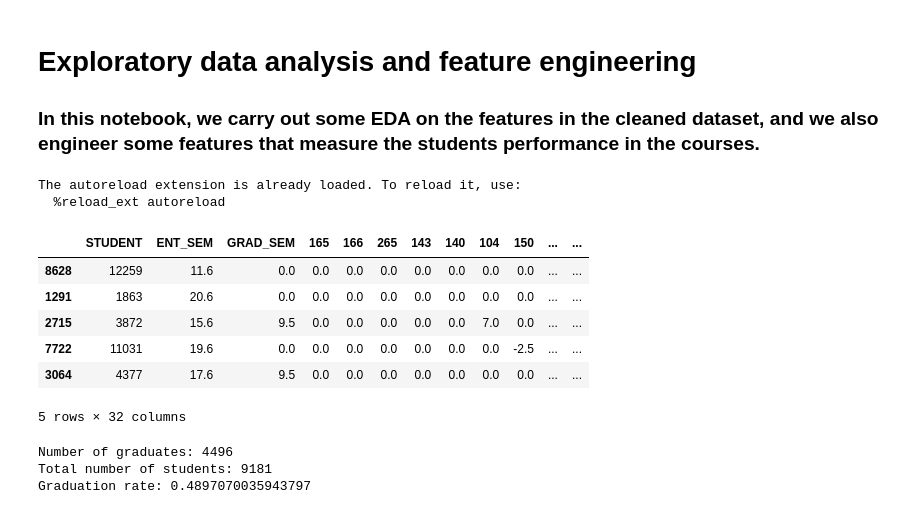
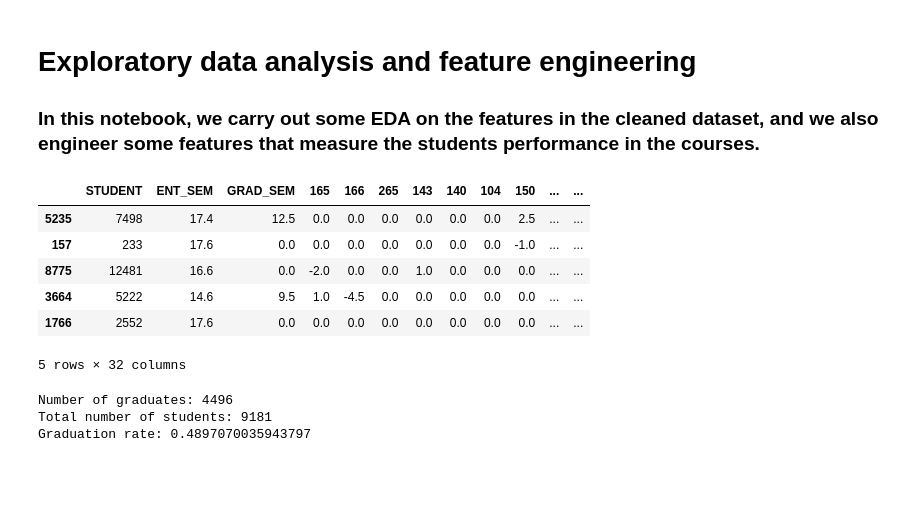
Before and after one commit to BishopsLemma/Fall-2024-Student-Success-Prediction, a Jupyter notebook: EDA and feature engineering/EDA_feature_engineering.ipynb, the cells around one changed output. Cells and saved outputs as stored; diff of their text form; code cells hidden in the pictures; blank space fills up the shorter version.

```diff
--- a/EDA and feature engineering/EDA_feature_engineering.ipynb
+++ b/EDA and feature engineering/EDA_feature_engineering.ipynb
@@ -7,46 +7,44 @@ import pandas as pd
 import numpy as np
 import json
 
 #import packages for data visualization
 import matplotlib.pyplot as plt
 import seaborn as sns
 
 #import plotter for customized plotting functions
 import plotter
 
 # Automatically reload all modules
 %load_ext autoreload
 %autoreload 2
 
 # Set the color palette
 palette = {0: 'indianred', 1: 'steelblue'}
 
 #load the dictionaries
-with open ('../Data/crse_dict.json') as f:
+with open ('../Data/Dictionaries/crse_dict.json') as f:
     crse_dict = json.load(f)
-with open ('../Data/math_dict.json') as f:
+with open ('../Data/Dictionaries/math_dict.json') as f:
     math_dict = json.load(f)
-with open ('../Data/gen_dict.json') as f:
+with open ('../Data/Dictionaries/gen_dict.json') as f:
     gen_dict = json.load(f)
 
 #make the course lists
 courses = list(crse_dict.keys())
 math_courses = list(math_dict.keys())
 gen_courses = list(gen_dict.keys())
 
 #load the cleaned dataset
-df = pd.read_csv('../Data/dataset_cleaned_11_30.csv')
+df = pd.read_csv('../Data/Datasets/dataset_cleaned.csv')
 df.sample(5)
 # %% [output]
+|  | STUDENT | ENT_SEM | GRAD_SEM | 165 | 166 | 265 | 143 | 140 | 104 | 150 | ... | ... |
+| 5235 | 7498 | 17.4 | 12.5 | 0.0 | 0.0 | 0.0 | 0.0 | 0.0 | 0.0 | 2.5 | ... | ... |
+| 157 | 233 | 17.6 | 0.0 | 0.0 | 0.0 | 0.0 | 0.0 | 0.0 | 0.0 | -1.0 | ... | ... |
+| 8775 | 12481 | 16.6 | 0.0 | -2.0 | 0.0 | 0.0 | 1.0 | 0.0 | 0.0 | 0.0 | ... | ... |
+| 3664 | 5222 | 14.6 | 9.5 | 1.0 | -4.5 | 0.0 | 0.0 | 0.0 | 0.0 | 0.0 | ... | ... |
+| 1766 | 2552 | 17.6 | 0.0 | 0.0 | 0.0 | 0.0 | 0.0 | 0.0 | 0.0 | 0.0 | ... | ... |
-The autoreload extension is already loaded. To reload it, use:
-  %reload_ext autoreload
+5 rows × 32 columns
-|  | STUDENT | ENT_SEM | GRAD_SEM | 165 | 166 | 265 | 143 | 140 | 104 | 150 | ... | ... |
-| 8628 | 12259 | 11.6 | 0.0 | 0.0 | 0.0 | 0.0 | 0.0 | 0.0 | 0.0 | 0.0 | ... | ... |
-| 1291 | 1863 | 20.6 | 0.0 | 0.0 | 0.0 | 0.0 | 0.0 | 0.0 | 0.0 | 0.0 | ... | ... |
-| 2715 | 3872 | 15.6 | 9.5 | 0.0 | 0.0 | 0.0 | 0.0 | 0.0 | 7.0 | 0.0 | ... | ... |
-| 7722 | 11031 | 19.6 | 0.0 | 0.0 | 0.0 | 0.0 | 0.0 | 0.0 | 0.0 | -2.5 | ... | ... |
-| 3064 | 4377 | 17.6 | 9.5 | 0.0 | 0.0 | 0.0 | 0.0 | 0.0 | 0.0 | 0.0 | ... | ... |
-5 rows × 32 columns
 # %%
 #get basic statistics on graduates
 y=df['Y']
```
Also changed, not shown: parts of 5 cells of this notebook, 3 other files.
